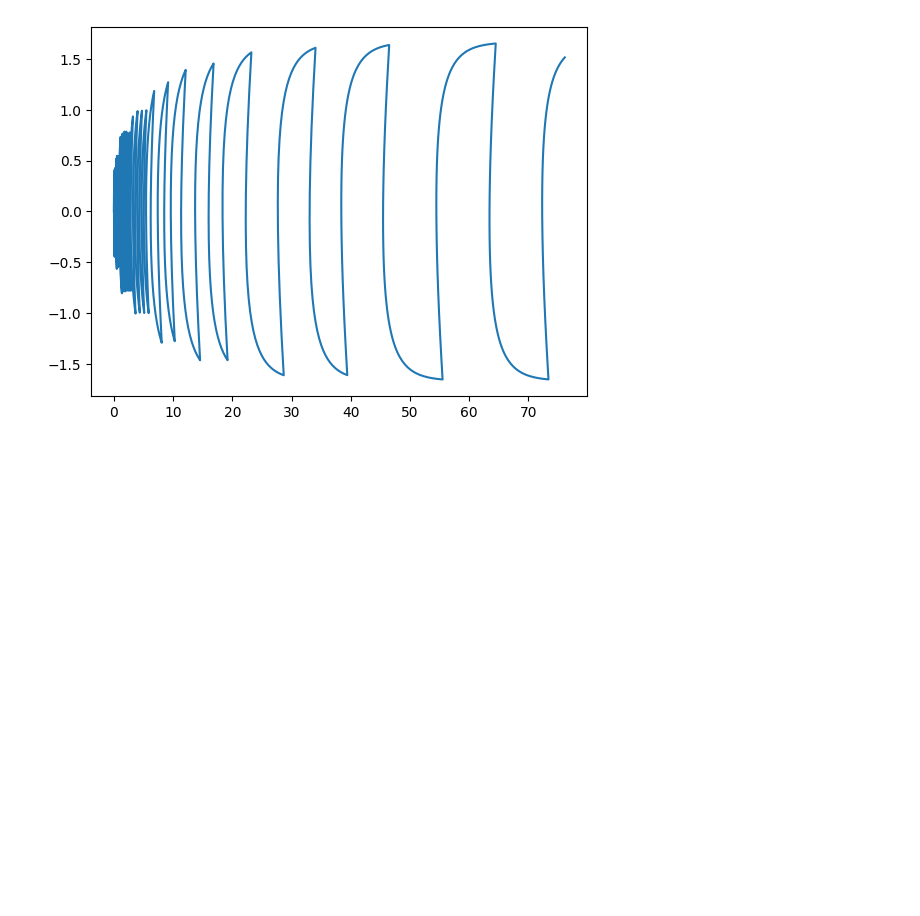
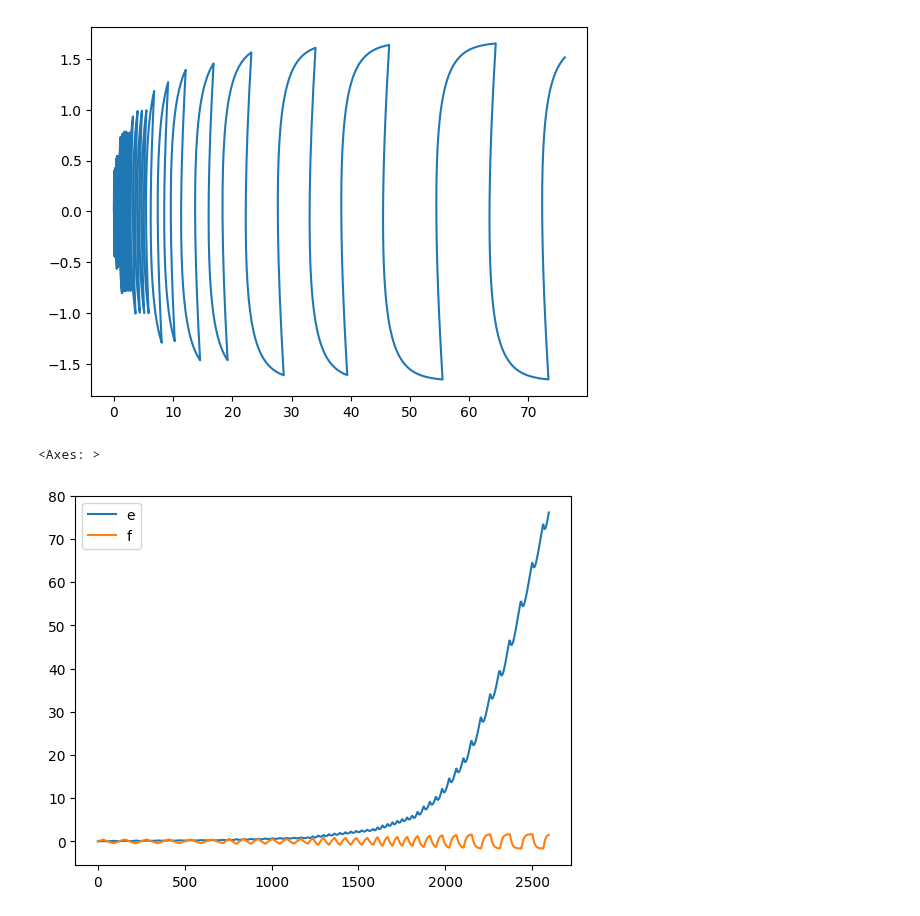
Before and after one commit to Jjineeq/hysteresis_curve, a Jupyter notebook: 23_04_26.ipynb, the cells around one changed output. Drawn from its saved outputs; the diff is of its cells as text; code cells hidden in the pictures; blank space fills up the shorter version.

```diff
--- a/23_04_26.ipynb
+++ b/23_04_26.ipynb
@@ -29,3 +29,10 @@ plt.plot(df.iloc[:,1], df.iloc[:,2])
 # %% [output]
 [<matplotlib.lines.Line2D at 0x...>]
 [figure]
+# %%
+df = df.iloc[:,1:]
+# %%
+df.plot()
+# %% [output]
+<Axes: >
+[figure, added]
```
Also changed, not shown: parts of 19 cells of this notebook.
